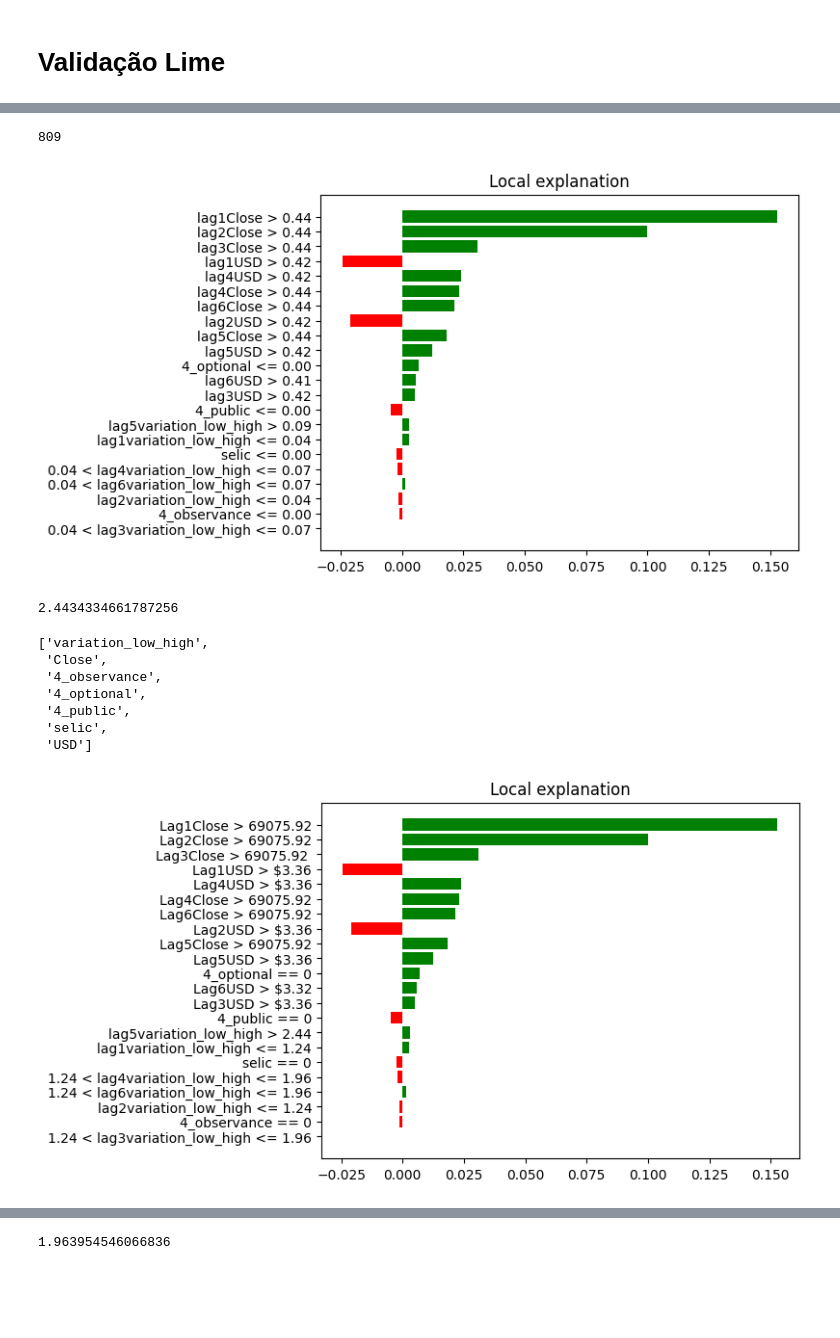
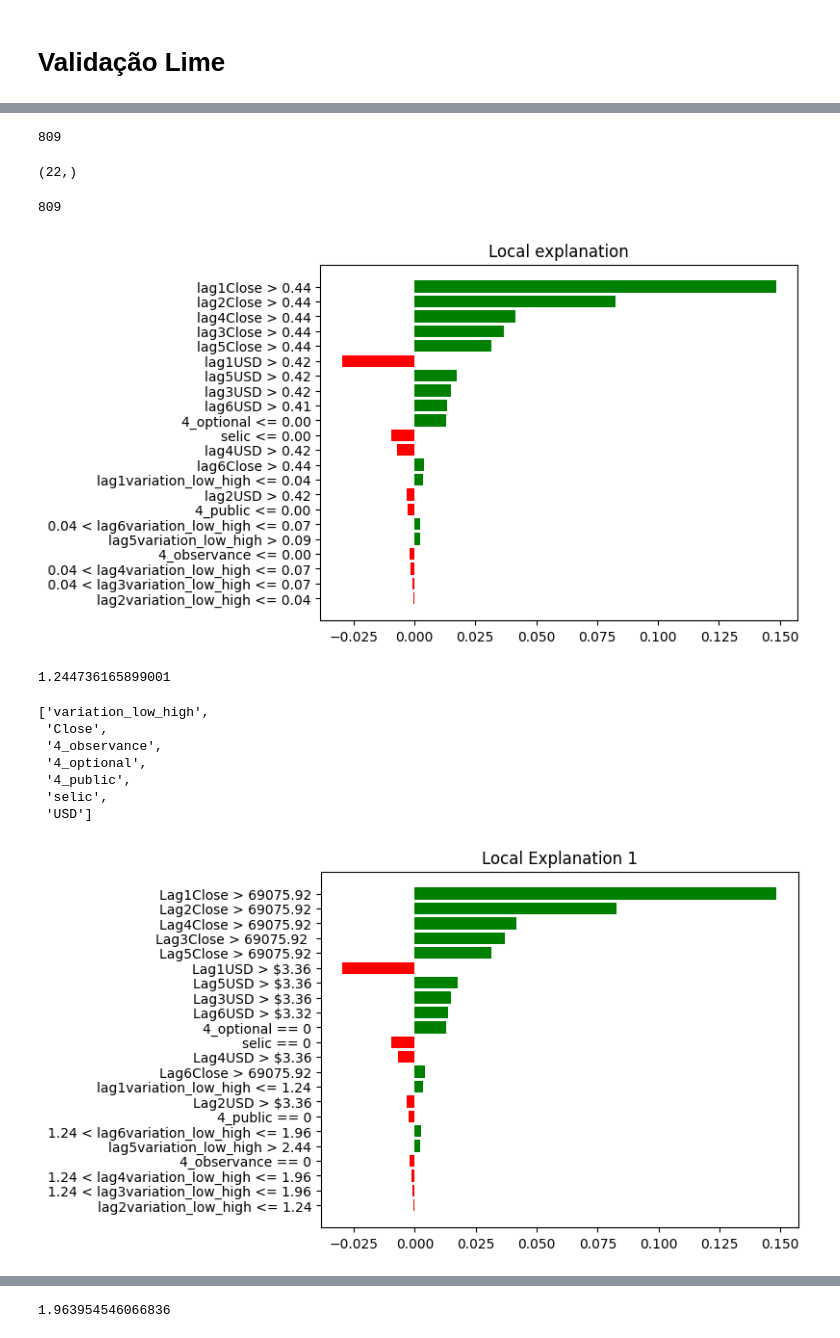
Before and after one commit to marreapato/Forecasting_Paper_XAI, a Jupyter notebook: Explanations/EvaluatingExplanaitons.ipynb, the cells around one changed output, grey strips where cells are left out. Saved outputs shown, nothing was run; the diff lists cells and outputs as text; code cells hidden in the pictures; blank space fills up the shorter version.

```diff
--- a/Explanations/EvaluatingExplanaitons.ipynb
+++ b/Explanations/EvaluatingExplanaitons.ipynb
@@ -682,8 +689,20 @@ explainer = LimeTabularExplainer(trainX,
                                  mode="regression",
                                  feature_names=columnnames,
                                  class_names=['ibv'],
-                                 categorical_features=[[0,1,2,5]],
+                                 categorical_features=[[0,1,2,3]],
                                  discretize_continuous=True)
+# %%
+#values 1
+sample_idx = 809#np.random.choice(range(len(testX)), size=(1,))[0]#830
+print(sample_idx)
+np.random.seed(42)
+X_sample = testX[sample_idx]#testXnsc[sample_idx]
+# %% [output]
+809
+# %%
+X_sample.shape
+# %% [output]
+(22,)
 # %%
 #values 1
 sample_idx = 809#np.random.choice(range(len(testX)), size=(1,))[0]#830
@@ -701,11 +720,11 @@ fig = explanation1.as_pyplot_figure()
 plt.show()
 # %% [output]
 809
-[figure, old version]
+[figure, new version]
 # %%
-scaler.inverse_transform(np.array([0.09,0.44,0,0,0,0,0.42]).reshape(1,-1))[0][0]
+scaler.inverse_transform(np.array([0.04,0.44,0,0,0,0,0.42]).reshape(1,-1))[0][0]
 # %% [output]
-2.4434334661787256
+1.244736165899001
 # %%
 order_standardize
 # %% [output]
@@ -719,16 +738,16 @@ order_standardize
 # %%
 # Visualizando a explicação
 fig = explanation1.as_pyplot_figure()
 lime_ax = fig.gca()
 # Change the text labels on the x-axis tick
 #lime_ax.set_xticklabels(['Label1', 'Label2', 'Label3'])
 # Change the text labels on the y-axis ticks
-lime_ax.set_yticklabels([  '1.24 < lag3variation_low_high <= 1.96', '4_observance == 0','lag2variation_low_high <= 1.24','1.24 < lag6variation_low_high <= 1.96','1.24 < lag4variation_low_high <= 1.96', 'selic == 0', 'lag1variation_low_high <= 1.24','lag5variation_low_high > 2.44','4_public == 0','Lag3USD > $3.36', 'Lag6USD > $3.32','4_optional == 0','Lag5USD > $3.36', 'Lag5Close > 69075.92', 'Lag2USD > $3.36','Lag6Close > 69075.92', 'Lag4Close > 69075.92', 'Lag4USD > $3.36','Lag1USD > $3.36', 'Lag3Close > 69075.92 ', 'Lag2Close > 69075.92','Lag1Close > 69075.92'])
-
+lime_ax.set_yticklabels(['lag2variation_low_high <= 1.24','1.24 < lag3variation_low_high <= 1.96','1.24 < lag4variation_low_high <= 1.96', '4_observance == 0', 'lag5variation_low_high > 2.44','1.24 < lag6variation_low_high <= 1.96','4_public == 0',  'Lag2USD > $3.36','lag1variation_low_high <= 1.24','Lag6Close > 69075.92',  'Lag4USD > $3.36','selic == 0', '4_optional == 0','Lag6USD > $3.32','Lag3USD > $3.36','Lag5USD > $3.36','Lag1USD > $3.36','Lag5Close > 69075.92', 'Lag3Close > 69075.92 ','Lag4Close > 69075.92', 'Lag2Close > 69075.92','Lag1Close > 69075.92'])
+plt.title("Local Explanation 1")
 # Show the modified Lime plot
 plt.show()
 # %% [output]
-[figure, old version]
+[figure, new version]
 # %%
 #values 2
 np.random.seed(4)
```
Also changed, not shown: parts of 15 cells of this notebook.
